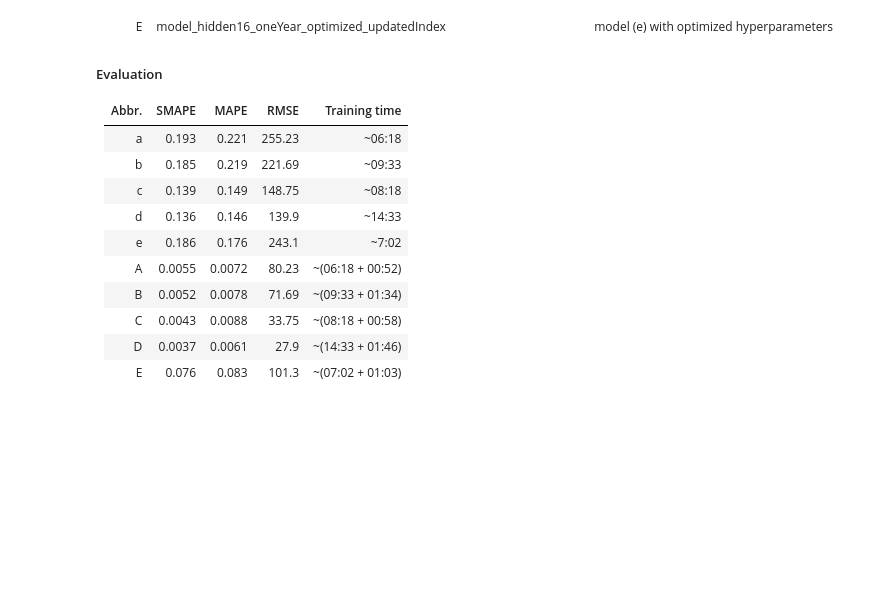
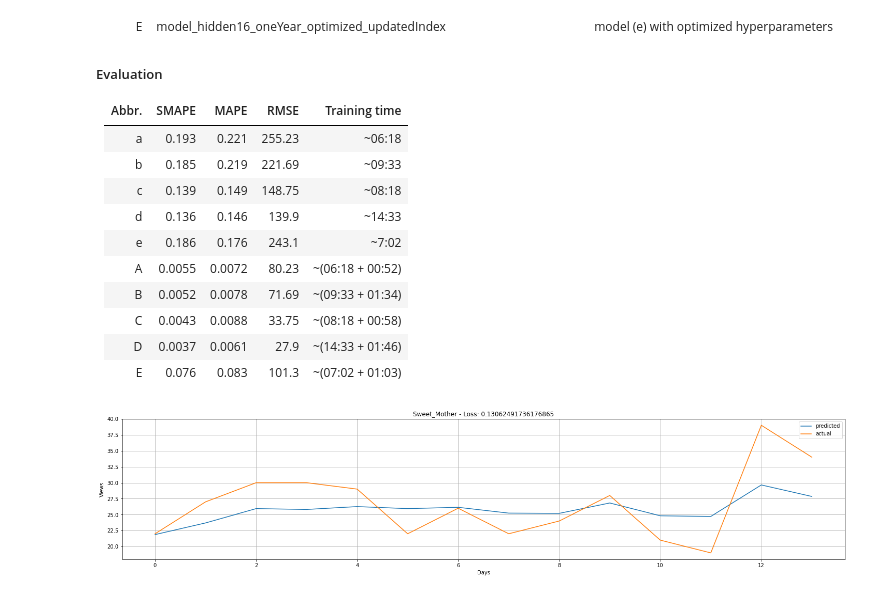
Before and after one commit to MohammadSakhnini/PageView_Prediction, a Jupyter notebook: Transformer/transformer.ipynb, the cells around one changed output. Saved outputs shown, nothing was run; the diff lists cells and outputs as text; code cells hidden in the pictures; blank space fills up the shorter version.

Commit message:
readable plot

```diff
--- a/Transformer/transformer.ipynb
+++ b/Transformer/transformer.ipynb
@@ -433,3 +433,23 @@ best_tft.plot_prediction(x, raw_prediction, idx=0,add_loss_to_title=True)
 |C  |0.0043|0.0088|33.75|~(08:18 + 00:58)|
 |D  |0.0037|0.0061|27.9|~(14:33 + 01:46)|
 |E  |0.076|0.083|101.3|~(07:02 + 01:03)|
+# %%
+# calculate metric by which to display
+import matplotlib.pyplot as plt
+
+mean_losses = SMAPE(reduction="none")(predictions, actuals).mean(1)
+predictions = tft.predict(val_dataloader)
+actuals = torch.cat([y for _, (y, _) in iter(val_dataloader)])
+idx = 39
+loss = smape(predictions[idx].cpu().detach().numpy(),actuals[idx].cpu().detach().numpy())
+
+plt.plot(predictions[idx],label="predicted")
+plt.plot(actuals[idx],label="actual")
+plt.grid()
+plt.legend()
+plt.xlabel("Days")
+plt.ylabel("Views")
+plt.title(data["article"].unique()[idx] +f" - Loss: {loss}")
+plt.show()
+# %% [output]
+[figure, added]
```
